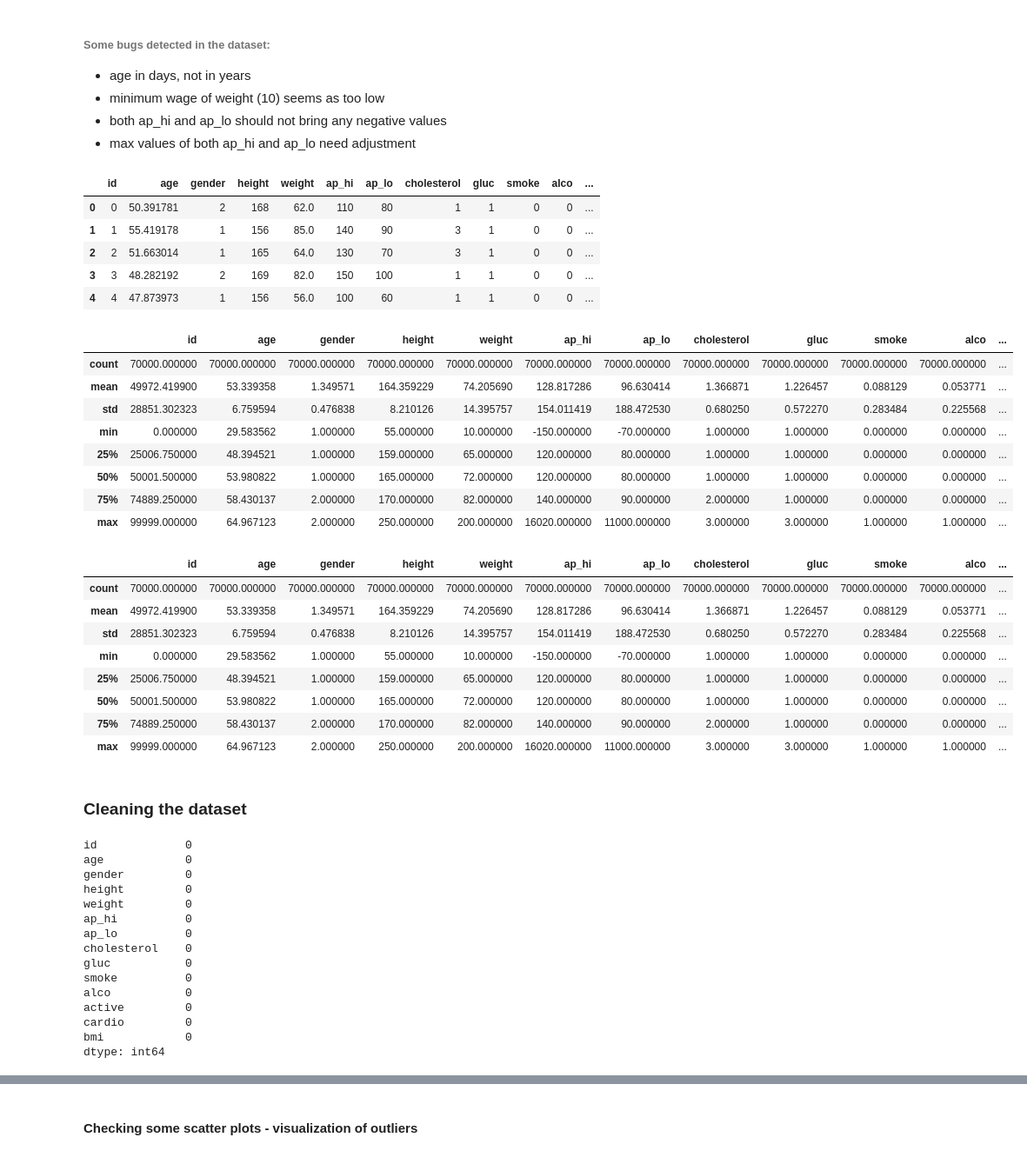
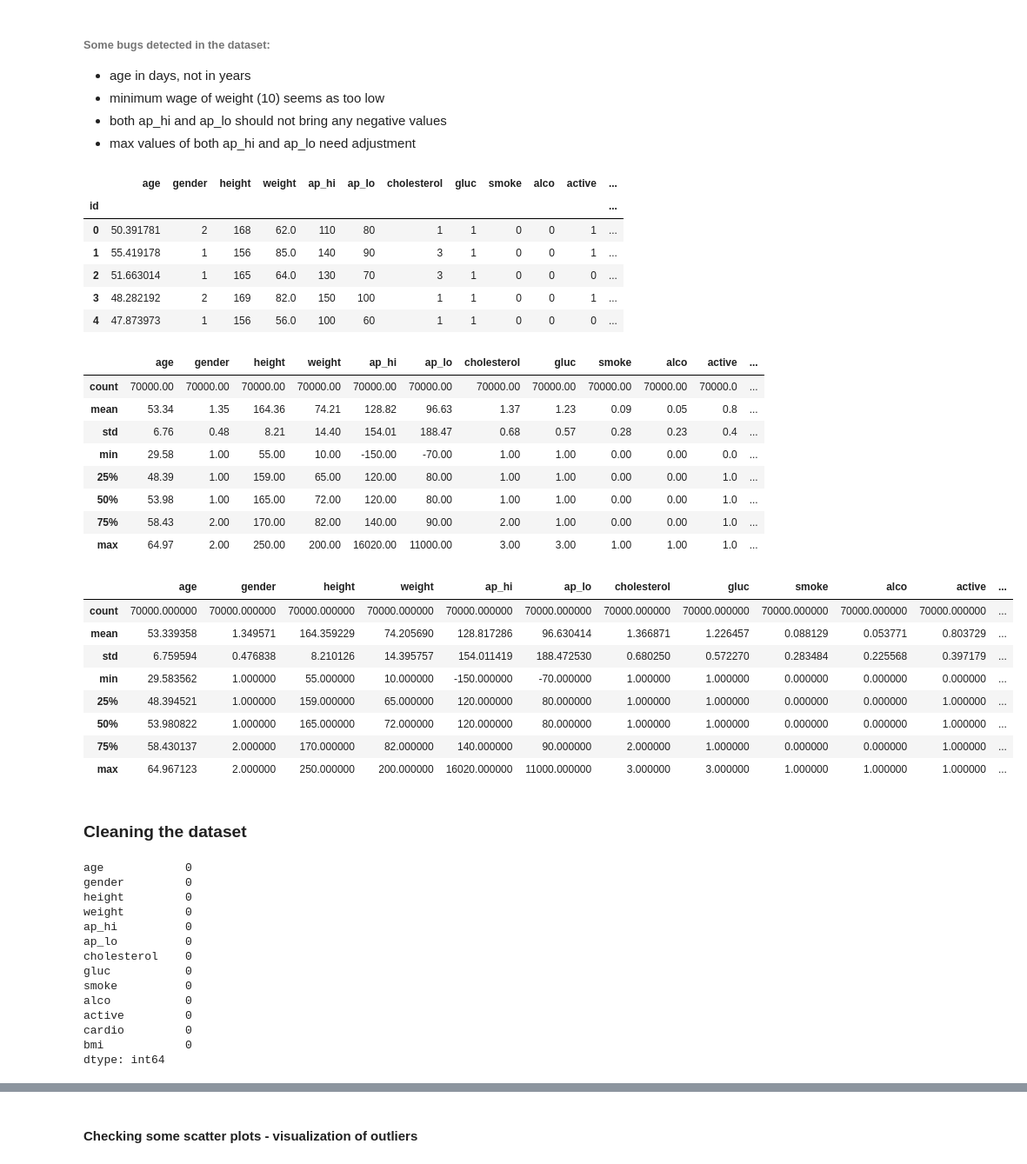
Before and after one commit to infoshareacademy/jdszr3-datavirus, a Jupyter notebook: PYTHON/code/EDA.ipynb, the cells around one changed output, grey strips where cells are left out. Shown at 87% size. Cells and saved outputs as stored; diff of their text form; code cells hidden in the pictures.

```diff
--- a/PYTHON/code/EDA.ipynb
+++ b/PYTHON/code/EDA.ipynb
@@ -71,6 +71,6 @@ import seaborn as sns
 import matplotlib.pyplot as plt
 # %%
 #loading data and showing first 5 rows
-data = pd.read_csv("C:/Users/Konrad/Desktop/DATA SCIENCE/Projekt Python - DataVirus/cardiovascular_disease_dataset/cardio_train.csv", delimiter = ";")
+data = pd.read_csv("C:/Users/Konrad/Desktop/DATA SCIENCE/Projekt Python - DataVirus/cardiovascular_disease_dataset/cardio_train.csv", delimiter = ";", index_col='id')
 data.head()
 # %% [output]
@@ -154,45 +149,45 @@ data.describe()
 data['age'] = data['age']/365
 data.head()
 # %% [output]
-|  | id | age | gender | height | weight | ap_hi | ap_lo | cholesterol | gluc | smoke | alco | ... |
-| 0 | 0 | 50.391781 | 2 | 168 | 62.0 | 110 | 80 | 1 | 1 | 0 | 0 | ... |
-| 1 | 1 | 55.419178 | 1 | 156 | 85.0 | 140 | 90 | 3 | 1 | 0 | 0 | ... |
-| 2 | 2 | 51.663014 | 1 | 165 | 64.0 | 130 | 70 | 3 | 1 | 0 | 0 | ... |
-| 3 | 3 | 48.282192 | 2 | 169 | 82.0 | 150 | 100 | 1 | 1 | 0 | 0 | ... |
-| 4 | 4 | 47.873973 | 1 | 156 | 56.0 | 100 | 60 | 1 | 1 | 0 | 0 | ... |
+|  | age | gender | height | weight | ap_hi | ap_lo | cholesterol | gluc | smoke | alco | active | ... |
+| id |  |  |  |  |  |  |  |  |  |  |  | ... |
+| 0 | 50.391781 | 2 | 168 | 62.0 | 110 | 80 | 1 | 1 | 0 | 0 | 1 | ... |
+| 1 | 55.419178 | 1 | 156 | 85.0 | 140 | 90 | 3 | 1 | 0 | 0 | 1 | ... |
+| 2 | 51.663014 | 1 | 165 | 64.0 | 130 | 70 | 3 | 1 | 0 | 0 | 0 | ... |
+| 3 | 48.282192 | 2 | 169 | 82.0 | 150 | 100 | 1 | 1 | 0 | 0 | 1 | ... |
+| 4 | 47.873973 | 1 | 156 | 56.0 | 100 | 60 | 1 | 1 | 0 | 0 | 0 | ... |
 # %%
-data.describe()
+data.describe().round(2)
 # %% [output]
-|  | id | age | gender | height | weight | ap_hi | ap_lo | cholesterol | gluc | smoke | alco | ... |
-| count | 70000.000000 | 70000.000000 | 70000.000000 | 70000.000000 | 70000.000000 | 70000.000000 | 70000.000000 | 70000.000000 | 70000.000000 | 70000.000000 | 70000.000000 | ... |
-| mean | 49972.419900 | 53.339358 | 1.349571 | 164.359229 | 74.205690 | 128.817286 | 96.630414 | 1.366871 | 1.226457 | 0.088129 | 0.053771 | ... |
-| std | 28851.302323 | 6.759594 | 0.476838 | 8.210126 | 14.395757 | 154.011419 | 188.472530 | 0.680250 | 0.572270 | 0.283484 | 0.225568 | ... |
-| min | 0.000000 | 29.583562 | 1.000000 | 55.000000 | 10.000000 | -150.000000 | -70.000000 | 1.000000 | 1.000000 | 0.000000 | 0.000000 | ... |
-| 25% | 25006.750000 | 48.394521 | 1.000000 | 159.000000 | 65.000000 | 120.000000 | 80.000000 | 1.000000 | 1.000000 | 0.000000 | 0.000000 | ... |
-| 50% | 50001.500000 | 53.980822 | 1.000000 | 165.000000 | 72.000000 | 120.000000 | 80.000000 | 1.000000 | 1.000000 | 0.000000 | 0.000000 | ... |
-| 75% | 74889.250000 | 58.430137 | 2.000000 | 170.000000 | 82.000000 | 140.000000 | 90.000000 | 2.000000 | 1.000000 | 0.000000 | 0.000000 | ... |
-| max | 99999.000000 | 64.967123 | 2.000000 | 250.000000 | 200.000000 | 16020.000000 | 11000.000000 | 3.000000 | 3.000000 | 1.000000 | 1.000000 | ... |
+|  | age | gender | height | weight | ap_hi | ap_lo | cholesterol | gluc | smoke | alco | active | ... |
+| count | 70000.00 | 70000.00 | 70000.00 | 70000.00 | 70000.00 | 70000.00 | 70000.00 | 70000.00 | 70000.00 | 70000.00 | 70000.0 | ... |
+| mean | 53.34 | 1.35 | 164.36 | 74.21 | 128.82 | 96.63 | 1.37 | 1.23 | 0.09 | 0.05 | 0.8 | ... |
+| std | 6.76 | 0.48 | 8.21 | 14.40 | 154.01 | 188.47 | 0.68 | 0.57 | 0.28 | 0.23 | 0.4 | ... |
+| min | 29.58 | 1.00 | 55.00 | 10.00 | -150.00 | -70.00 | 1.00 | 1.00 | 0.00 | 0.00 | 0.0 | ... |
+| 25% | 48.39 | 1.00 | 159.00 | 65.00 | 120.00 | 80.00 | 1.00 | 1.00 | 0.00 | 0.00 | 1.0 | ... |
+| 50% | 53.98 | 1.00 | 165.00 | 72.00 | 120.00 | 80.00 | 1.00 | 1.00 | 0.00 | 0.00 | 1.0 | ... |
+| 75% | 58.43 | 2.00 | 170.00 | 82.00 | 140.00 | 90.00 | 2.00 | 1.00 | 0.00 | 0.00 | 1.0 | ... |
+| max | 64.97 | 2.00 | 250.00 | 200.00 | 16020.00 | 11000.00 | 3.00 | 3.00 | 1.00 | 1.00 | 1.0 | ... |
 # %%
 bmi = data['weight'] / ((data['height']/100)**2)
 data['bmi'] = bmi
 data.describe()
 # %% [output]
-|  | id | age | gender | height | weight | ap_hi | ap_lo | cholesterol | gluc | smoke | alco | ... |
+|  | age | gender | height | weight | ap_hi | ap_lo | cholesterol | gluc | smoke | alco | active | ... |
 | count | 70000.000000 | 70000.000000 | 70000.000000 | 70000.000000 | 70000.000000 | 70000.000000 | 70000.000000 | 70000.000000 | 70000.000000 | 70000.000000 | 70000.000000 | ... |
-| mean | 49972.419900 | 53.339358 | 1.349571 | 164.359229 | 74.205690 | 128.817286 | 96.630414 | 1.366871 | 1.226457 | 0.088129 | 0.053771 | ... |
-| std | 28851.302323 | 6.759594 | 0.476838 | 8.210126 | 14.395757 | 154.011419 | 188.472530 | 0.680250 | 0.572270 | 0.283484 | 0.225568 | ... |
-| min | 0.000000 | 29.583562 | 1.000000 | 55.000000 | 10.000000 | -150.000000 | -70.000000 | 1.000000 | 1.000000 | 0.000000 | 0.000000 | ... |
-| 25% | 25006.750000 | 48.394521 | 1.000000 | 159.000000 | 65.000000 | 120.000000 | 80.000000 | 1.000000 | 1.000000 | 0.000000 | 0.000000 | ... |
-| 50% | 50001.500000 | 53.980822 | 1.000000 | 165.000000 | 72.000000 | 120.000000 | 80.000000 | 1.000000 | 1.000000 | 0.000000 | 0.000000 | ... |
-| 75% | 74889.250000 | 58.430137 | 2.000000 | 170.000000 | 82.000000 | 140.000000 | 90.000000 | 2.000000 | 1.000000 | 0.000000 | 0.000000 | ... |
-| max | 99999.000000 | 64.967123 | 2.000000 | 250.000000 | 200.000000 | 16020.000000 | 11000.000000 | 3.000000 | 3.000000 | 1.000000 | 1.000000 | ... |
+| mean | 53.339358 | 1.349571 | 164.359229 | 74.205690 | 128.817286 | 96.630414 | 1.366871 | 1.226457 | 0.088129 | 0.053771 | 0.803729 | ... |
+| std | 6.759594 | 0.476838 | 8.210126 | 14.395757 | 154.011419 | 188.472530 | 0.680250 | 0.572270 | 0.283484 | 0.225568 | 0.397179 | ... |
+| min | 29.583562 | 1.000000 | 55.000000 | 10.000000 | -150.000000 | -70.000000 | 1.000000 | 1.000000 | 0.000000 | 0.000000 | 0.000000 | ... |
+| 25% | 48.394521 | 1.000000 | 159.000000 | 65.000000 | 120.000000 | 80.000000 | 1.000000 | 1.000000 | 0.000000 | 0.000000 | 1.000000 | ... |
+| 50% | 53.980822 | 1.000000 | 165.000000 | 72.000000 | 120.000000 | 80.000000 | 1.000000 | 1.000000 | 0.000000 | 0.000000 | 1.000000 | ... |
+| 75% | 58.430137 | 2.000000 | 170.000000 | 82.000000 | 140.000000 | 90.000000 | 2.000000 | 1.000000 | 0.000000 | 0.000000 | 1.000000 | ... |
+| max | 64.967123 | 2.000000 | 250.000000 | 200.000000 | 16020.000000 | 11000.000000 | 3.000000 | 3.000000 | 1.000000 | 1.000000 | 1.000000 | ... |
 # %% [markdown]
 ### Cleaning the dataset
 # %%
 #checking for null values across dataset
 data.isnull().sum()
 # %% [output]
-id             0
 age            0
 gender         0
 height         0
```
Also changed, not shown: parts of 51 cells of this notebook.
